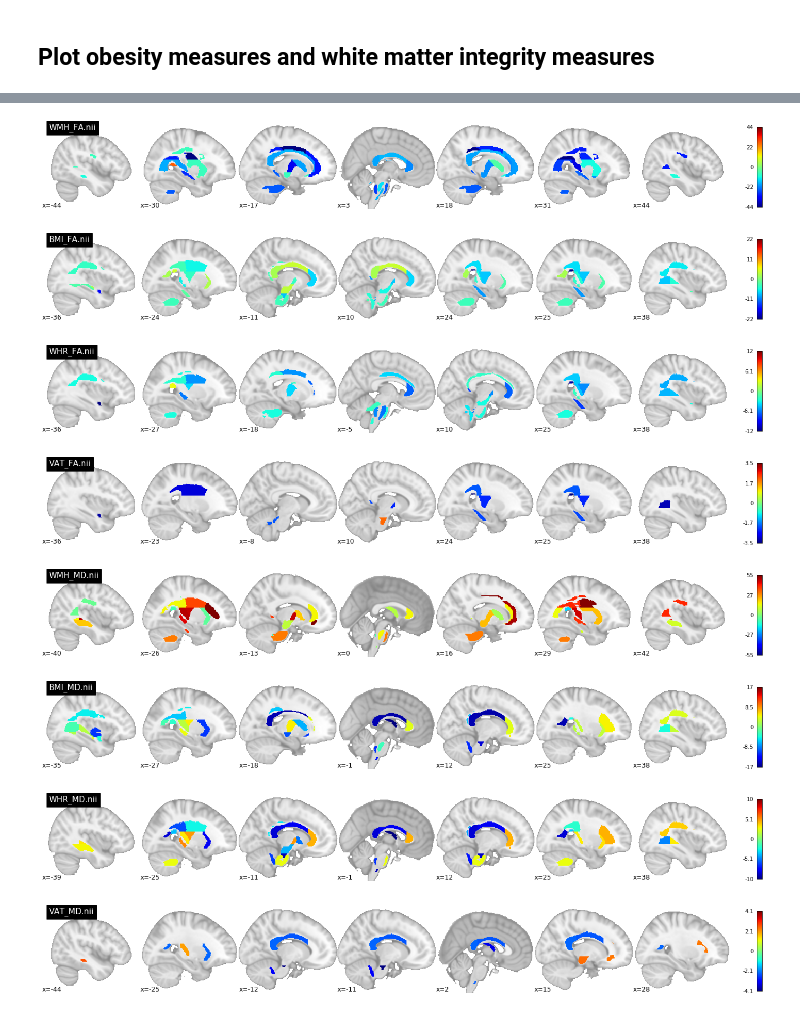
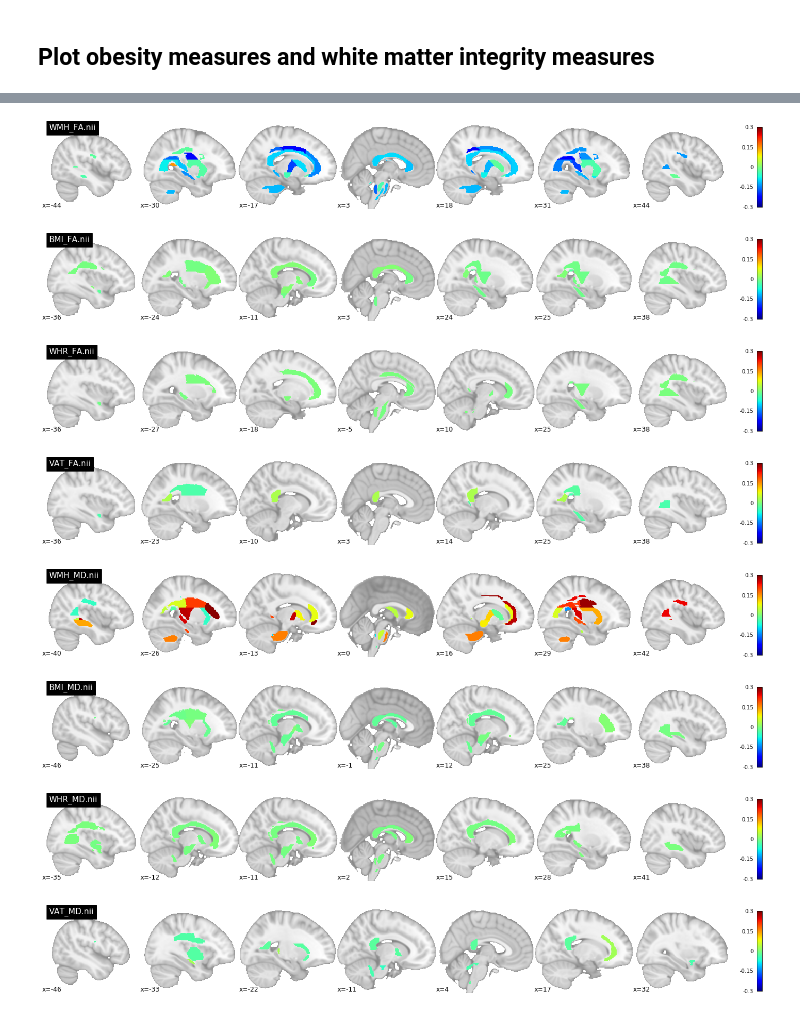
Before and after one commit to FilipMorys/WMHOB, a Jupyter notebook: plotting_scripts/Plot_subcortical_nilearn.ipynb, the cells around one changed output, grey strips where cells are left out. Cells and saved outputs as stored; diff of their text form; code cells hidden in the pictures.

```diff
--- a/plotting_scripts/Plot_subcortical_nilearn.ipynb
+++ b/plotting_scripts/Plot_subcortical_nilearn.ipynb
@@ -80,9 +80,9 @@ for i in Plots:
                                   annotate=True,
                                   draw_cross=False,
                                   black_bg=False,
-                                  symmetric_cbar='auto',
+                                  symmetric_cbar=True,
                                   dim='auto',
-                                  vmax=None,
+                                  vmax=0.3,
                                   resampling_interpolation='continuous',
                                   cmap='jet')
 # %% [output]
@@ -109,9 +109,9 @@ for i in Plots:
                                   annotate=True,
                                   draw_cross=False,
                                   black_bg=False,
-                                  symmetric_cbar='auto',
+                                  symmetric_cbar=True,
                                   dim='auto',
-                                  vmax=None,
+                                  vmax=0.3,
                                   resampling_interpolation='continuous',
                                   cmap='jet')
 # %% [output]
@@ -126,29 +126,29 @@ for i in Plots:
 # %%
 Plots=['WMH_FA.nii','BMI_FA.nii','WHR_FA.nii','VAT_FA.nii','WMH_MD.nii','BMI_MD.nii','WHR_MD.nii','VAT_MD.nii']
 
 for i in Plots:
     nilearn.plotting.plot_stat_map('./'+i,
                                   bg_img='/usr/share/fsl/data/standard/MNI152_T1_1mm_brain.nii.gz',
                                   cut_coords=None,
                                   output_file=None,
                                   display_mode='x',
                                   colorbar=True,
                                   figure=None,
                                   title=i,
                                   annotate=True,
                                   draw_cross=False,
                                   black_bg=False,
-                                  symmetric_cbar='auto',
+                                  symmetric_cbar=True,
                                   dim='auto',
-                                  vmax=None,
+                                  vmax=0.3,
                                   resampling_interpolation='continuous',
                                   cmap='jet')
 # %% [output]
-[figure, old version]
+[figure, new version]
-[figure, old version]
+[figure, new version]
-[figure, old version]
+[figure, new version]
-[figure, old version]
+[figure, new version]
-[figure, old version]
+[figure, new version]
-[figure, old version]
+[figure, new version]
-[figure, old version]
+[figure, new version]
-[figure, old version]
+[figure, new version]
```
Also changed, not shown: parts of 2 cells of this notebook.
